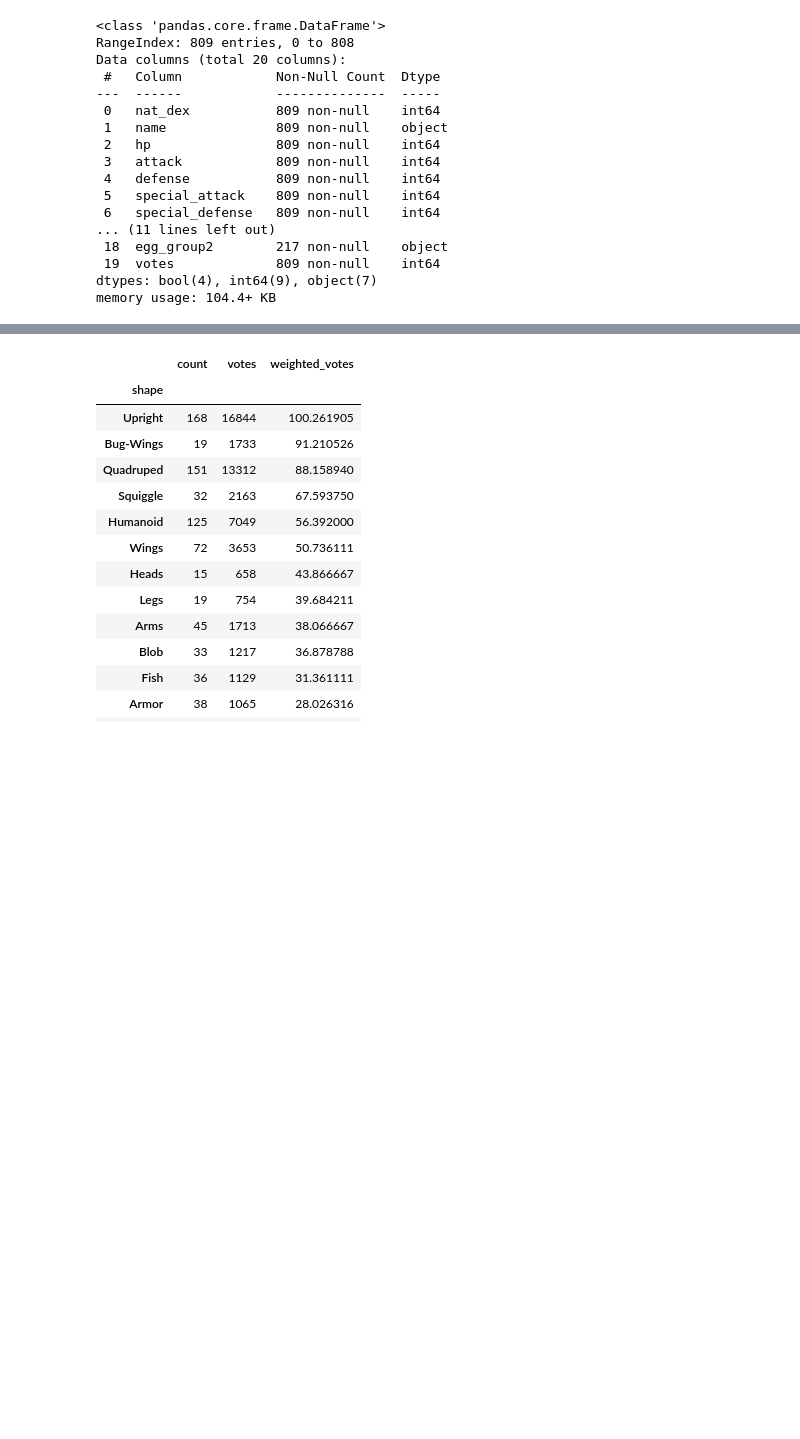
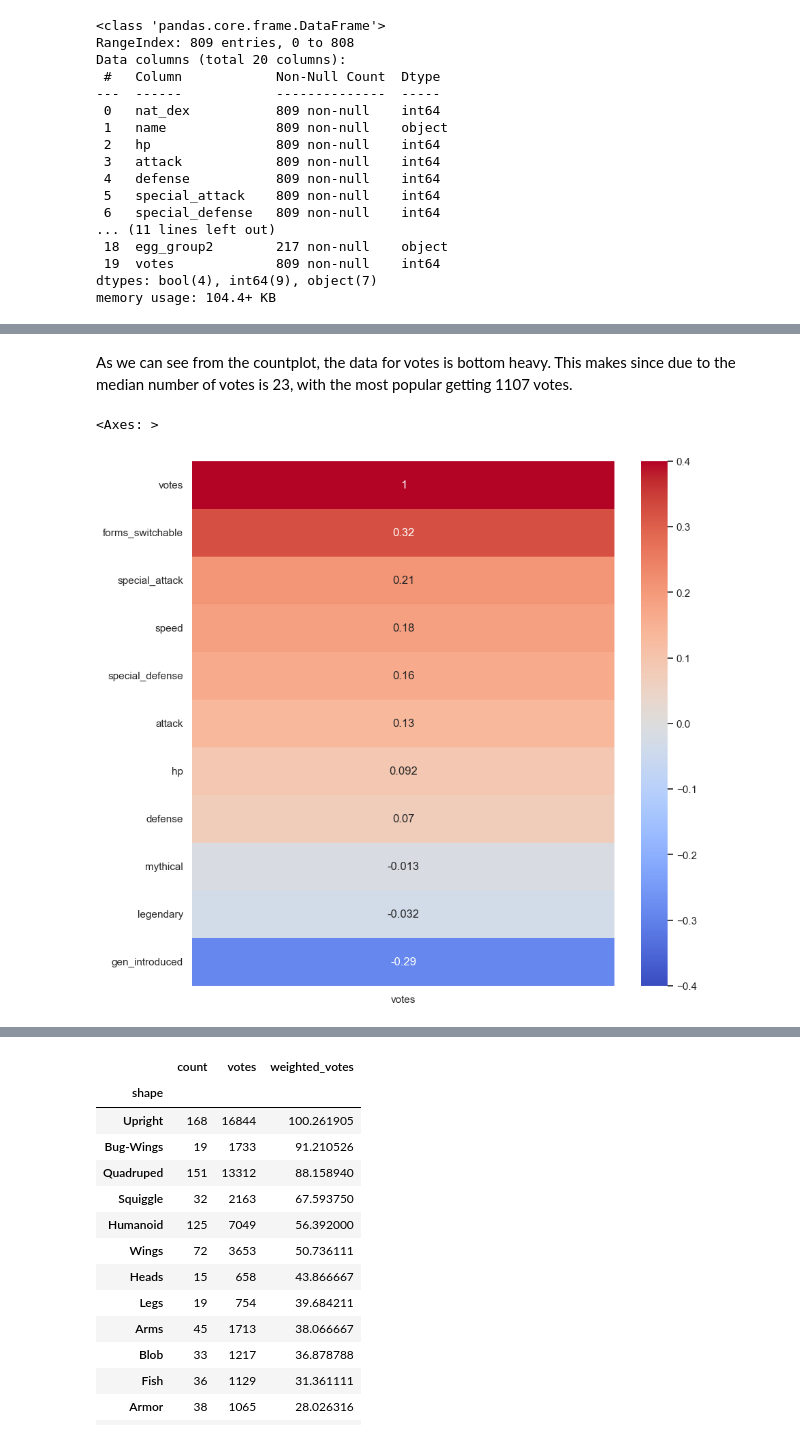
Before and after one commit to LeeMerrow/Pokemon-Popularity, a Jupyter notebook: Pokemon.ipynb, the cells around one changed output, grey strips where cells are left out. Saved outputs shown, nothing was run; the diff lists cells and outputs as text; code cells hidden in the pictures; blank space fills up the shorter version.

```diff
--- a/Pokemon.ipynb
+++ b/Pokemon.ipynb
@@ -295,0 +322,13 @@ memory usage: 104.4+ KB
+# %% [markdown]
+As we can see from the countplot, the data for votes is bottom heavy. This makes since due to the median number of votes is 23, with the most popular getting 1107 votes.
+# %%
+columns_to_drop = ['nat_dex', 'name', 'shape',
+                   'is_default', 'primary_color',
+                   'type1', 'type2', 'egg_group1', 'egg_group2']
+stats = poke.drop(columns=columns_to_drop)
+f, ax = plt.subplots(figsize=(10,10))
+sns.heatmap(stats.corr()[['votes']].sort_values(by='votes', ascending=False),
+            annot=True, cmap='coolwarm', vmax=.4, vmin=-.4)
+# %% [output]
+<Axes: >
+[figure, added]
```
Also changed, not shown: parts of 14 cells of this notebook.
